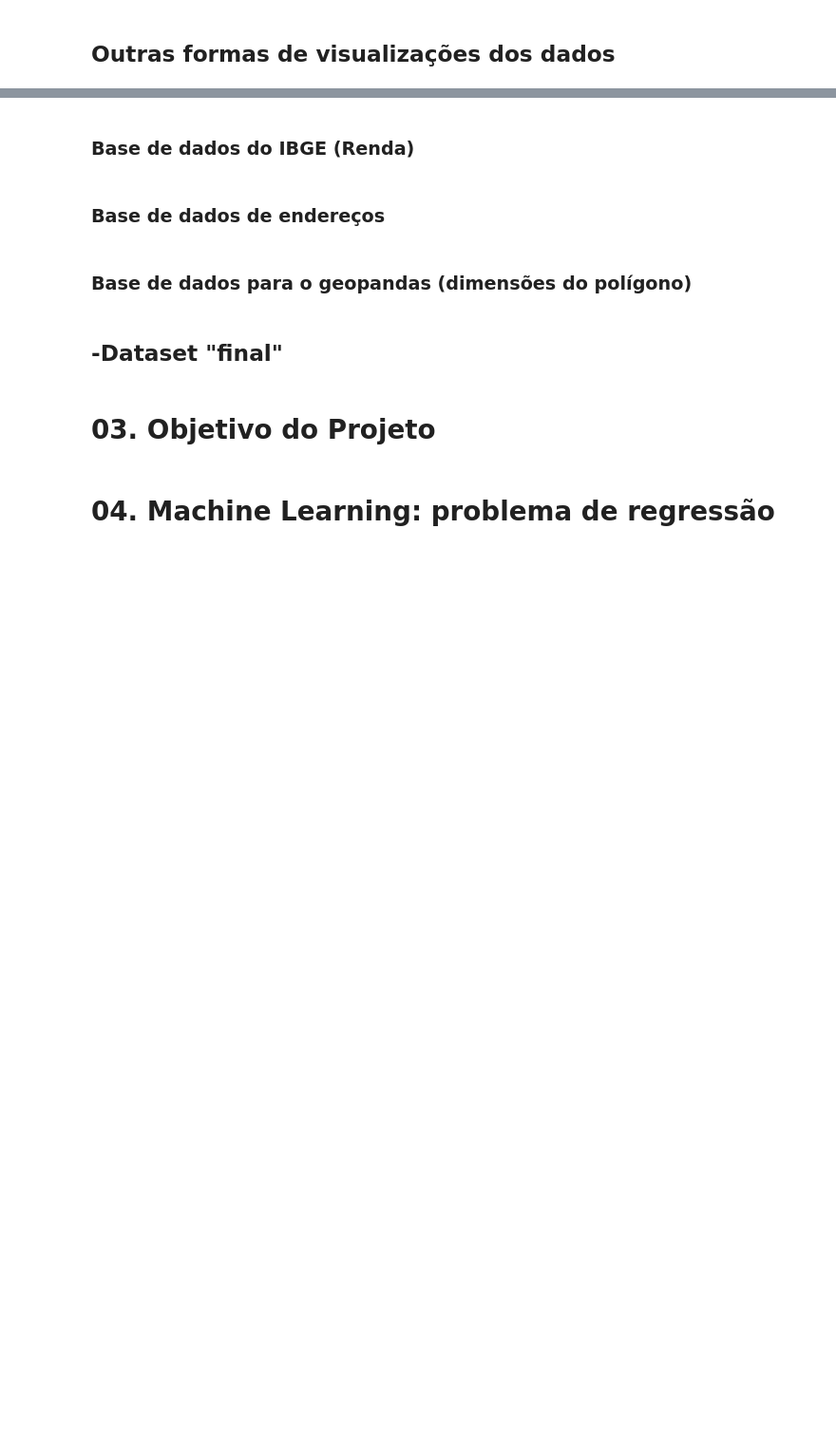
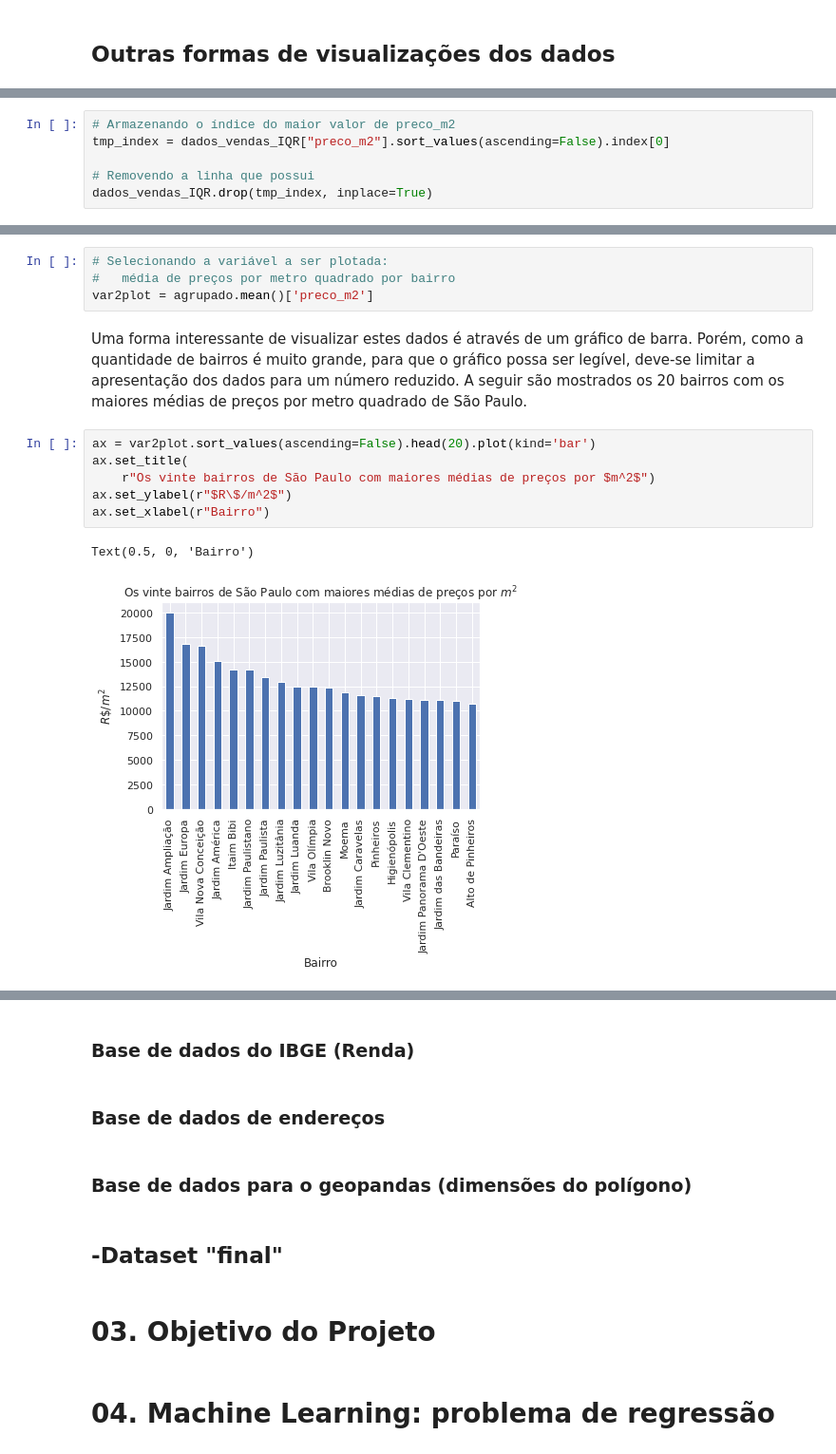
Before and after one commit to yorinori/imersao_dados4_Alura, a Jupyter notebook: Projeto_Final_LeandroYorinori_Imersao_dados_04.ipynb, the cells around one changed output, grey strips where cells are left out. Shown: that part at 95% size. Drawn from its saved outputs; the diff is of its cells as text; blank space fills up the shorter version.

```diff
--- a/Projeto_Final_LeandroYorinori_Imersao_dados_04.ipynb
+++ b/Projeto_Final_LeandroYorinori_Imersao_dados_04.ipynb
@@ -283,0 +308,6 @@ dados_vendas = dados_vendas_IQR
+# %%
+# Armazenando o índice do maior valor de preco_m2
+tmp_index = dados_vendas_IQR["preco_m2"].sort_values(ascending=False).index[0]
+
+# Removendo a linha que possui
+dados_vendas_IQR.drop(tmp_index, inplace=True)
@@ -283,0 +323,15 @@ dados_vendas = dados_vendas_IQR
+# %%
+# Selecionando a variável a ser plotada:
+#   média de preços por metro quadrado por bairro
+var2plot = agrupado.mean()['preco_m2']
+# %% [markdown]
+Uma forma interessante de visualizar estes dados é através de um gráfico de barra. Porém, como a quantidade de bairros é muito grande, para que o gráfico possa ser legível, deve-se limitar a apresentação dos dados para um número reduzido. A seguir são mostrados os 20 bairros com os maiores médias de preços por metro quadrado de São Paulo.
+# %%
+ax = var2plot.sort_values(ascending=False).head(20).plot(kind='bar')
+ax.set_title(
+    r"Os vinte bairros de São Paulo com maiores médias de preços por $m^2$")
+ax.set_ylabel(r"$R\$/m^2$")
+ax.set_xlabel(r"Bairro")
+# %% [output]
+Text(0.5, 0, 'Bairro')
+[figure, added]
```
Also changed, not shown: parts of 27 cells of this notebook.
